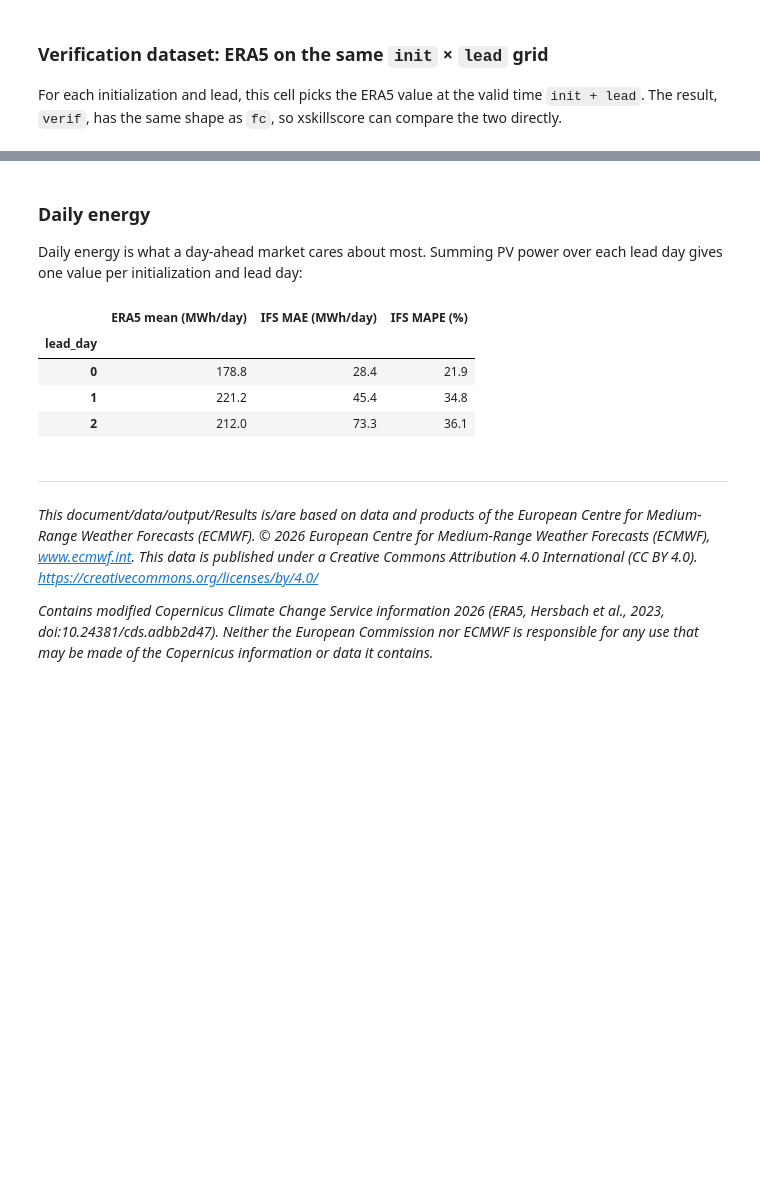
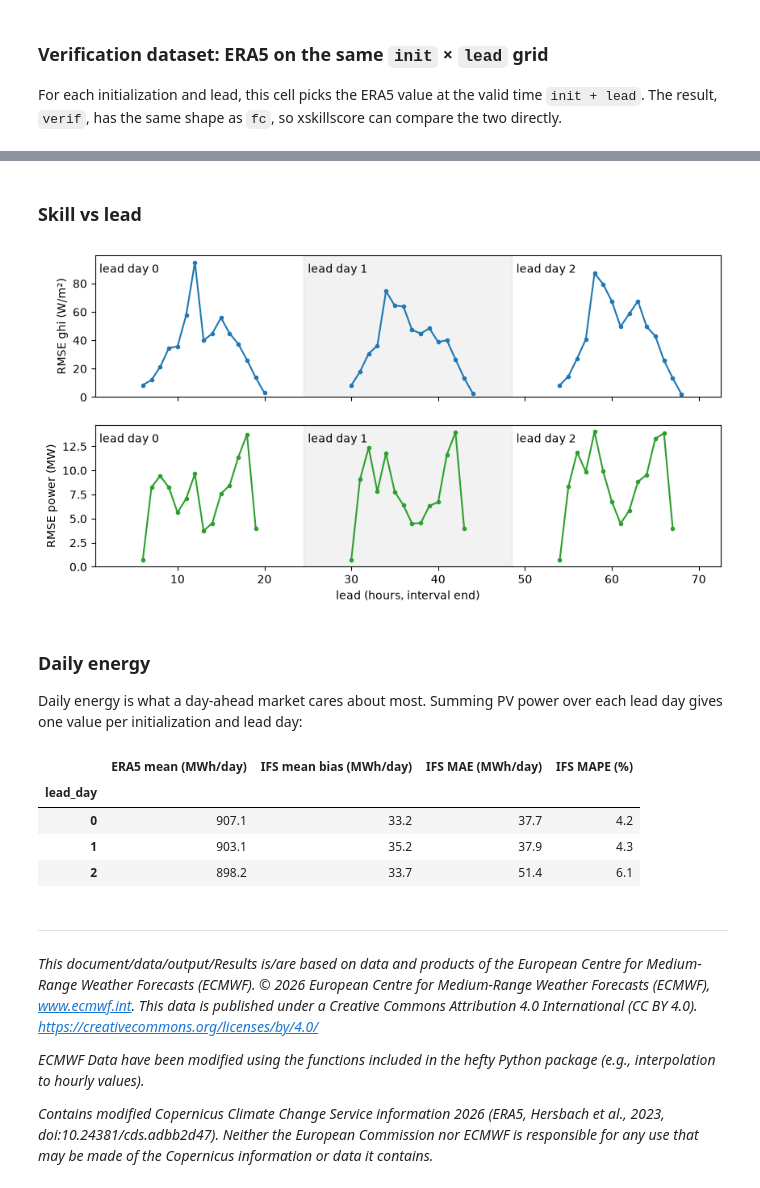
Before and after one commit to aaronspring/hefty, a Jupyter notebook: examples/era5_forecast_verification.ipynb, the cells around one changed output, grey strips where cells are left out. Cells and saved outputs as stored; diff of their text form; code cells hidden in the pictures; blank space fills up the shorter version.

```diff
--- a/examples/era5_forecast_verification.ipynb
+++ b/examples/era5_forecast_verification.ipynb
@@ -353,6 +233,12 @@ Data variables:
 # %%
-rmse = hindcast.verify(metric='rmse', comparison='e2o', dim='init', alignment='same_inits')
-xr.testing.assert_allclose(rmse[['ghi', 'power']].drop_vars('skill'), rmse_xs)  # identical to xskillscore
+hindcast = climpred.HindcastEnsemble(fc).add_observations(obs)
+
+def verify(metric):
+    return (hindcast.verify(metric=metric, comparison='e2o', dim='init', alignment='same_inits')
+            .drop_vars('skill'))
+
+rmse = verify('rmse')
+xr.testing.assert_allclose(rmse, rmse_xs)  # identical to xskillscore
 rmse
 # %% [output]
 <xarray.Dataset> Size: 2kB
@@ -396,24 +291,33 @@ plt.show()
+# %% [markdown]
+### Skill vs lead
+# %%
+plot_vs_lead(rmse, 'RMSE', ylim_bottom=0)
+# %% [output]
+[figure, added]
 # %% [markdown]
 ### Daily energy
 Daily energy is what a day-ahead market cares about most. Summing PV power over each lead day gives one value per initialization and lead day:
 # %%
-lead_day = (np.ceil(fc.lead / 24).astype(int) - 1).rename('lead_day')
+lead_day = ((fc.lead - 1) // 24).rename('lead_day')
 fc_energy = fc['power'].groupby(lead_day).sum()  # MWh per day
 obs_energy = verif['power'].groupby(lead_day).sum()
 
 pd.DataFrame({
     'ERA5 mean (MWh/day)': obs_energy.mean('init').to_series(),
+    'IFS mean bias (MWh/day)': xs.me(fc_energy, obs_energy, dim='init').to_series(),
     'IFS MAE (MWh/day)': xs.mae(fc_energy, obs_energy, dim='init').to_series(),
     'IFS MAPE (%)': 100 * xs.mape(fc_energy, obs_energy, dim='init').to_series(),
 }).round(1)
 # %% [output]
-|  | ERA5 mean (MWh/day) | IFS MAE (MWh/day) | IFS MAPE (%) |
-| lead_day |  |  |  |
-| 0 | 178.8 | 28.4 | 21.9 |
-| 1 | 221.2 | 45.4 | 34.8 |
-| 2 | 212.0 | 73.3 | 36.1 |
+|  | ERA5 mean (MWh/day) | IFS mean bias (MWh/day) | IFS MAE (MWh/day) | IFS MAPE (%) |
+| lead_day |  |  |  |  |
+| 0 | 907.1 | 33.2 | 37.7 | 4.2 |
+| 1 | 903.1 | 35.2 | 37.9 | 4.3 |
+| 2 | 898.2 | 33.7 | 51.4 | 6.1 |
 # %% [markdown]
 -----
 _This document/data/output/Results is/are based on data and products of the European Centre for Medium-Range Weather Forecasts (ECMWF). © 2026 European Centre for Medium-Range Weather Forecasts (ECMWF), www.ecmwf.int. This data is published under a Creative Commons Attribution 4.0 International (CC BY 4.0). https://creativecommons.org/licenses/by/4.0/_
 
+_ECMWF Data have been modified using the functions included in the hefty Python package (e.g., interpolation to hourly values)._
+
 _Contains modified Copernicus Climate Change Service information 2026 (ERA5, Hersbach et al., 2023, doi:10.24381/cds.adbb2d47). Neither the European Commission nor ECMWF is responsible for any use that may be made of the Copernicus information or data it contains._
```
Also changed, not shown: parts of 55 cells of this notebook.
